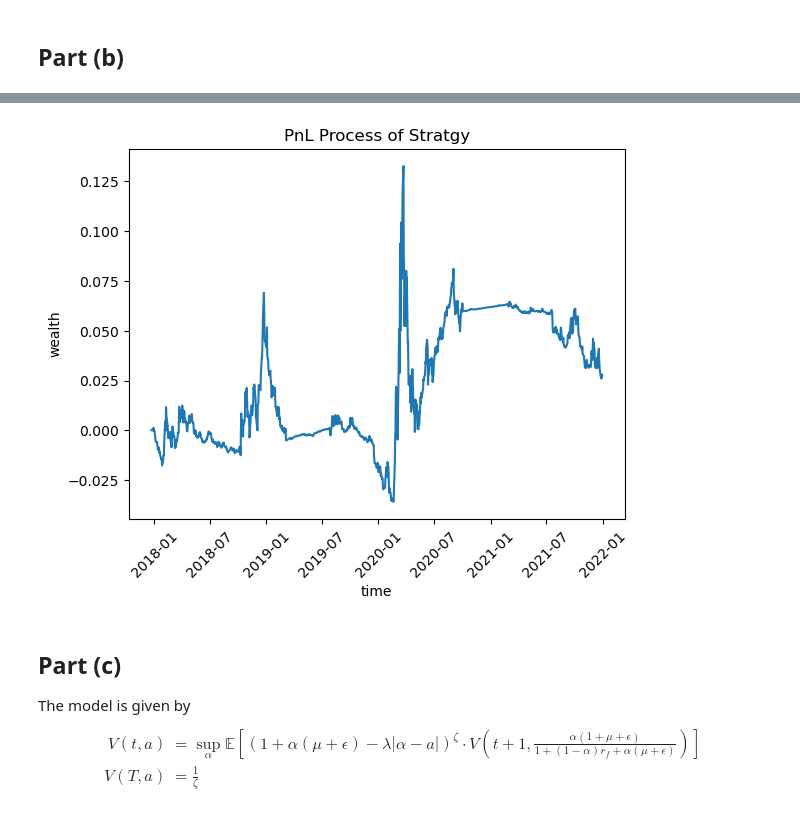
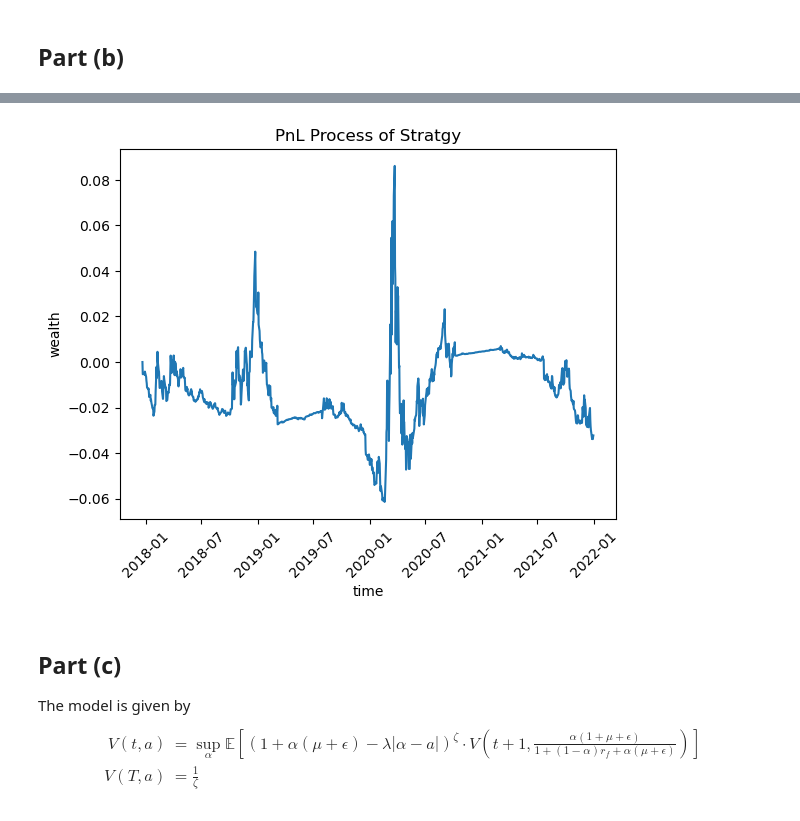
Before and after one commit to So1aire-of-astora/math_507_algorithmic_trading, a Jupyter notebook: hw2.ipynb, the cells around one changed output, grey strips where cells are left out. Saved outputs shown, nothing was run; the diff lists cells and outputs as text; code cells hidden in the pictures.

```diff
--- a/hw2.ipynb
+++ b/hw2.ipynb
@@ -74,7 +83,7 @@ Performance of adjusted wealth process:                   mu     sigma    Sharpe
 # %%
-strategy_tc.plot_pnl(adj_pnl)
+strategy_tc.plot_pnl()
 # %% [output]
-[figure, old version]
+[figure, new version]
 # %% [markdown]
 ## Part (c)
 The model is given by
```
Also changed, not shown: parts of 5 cells of this notebook, 1 other file.
